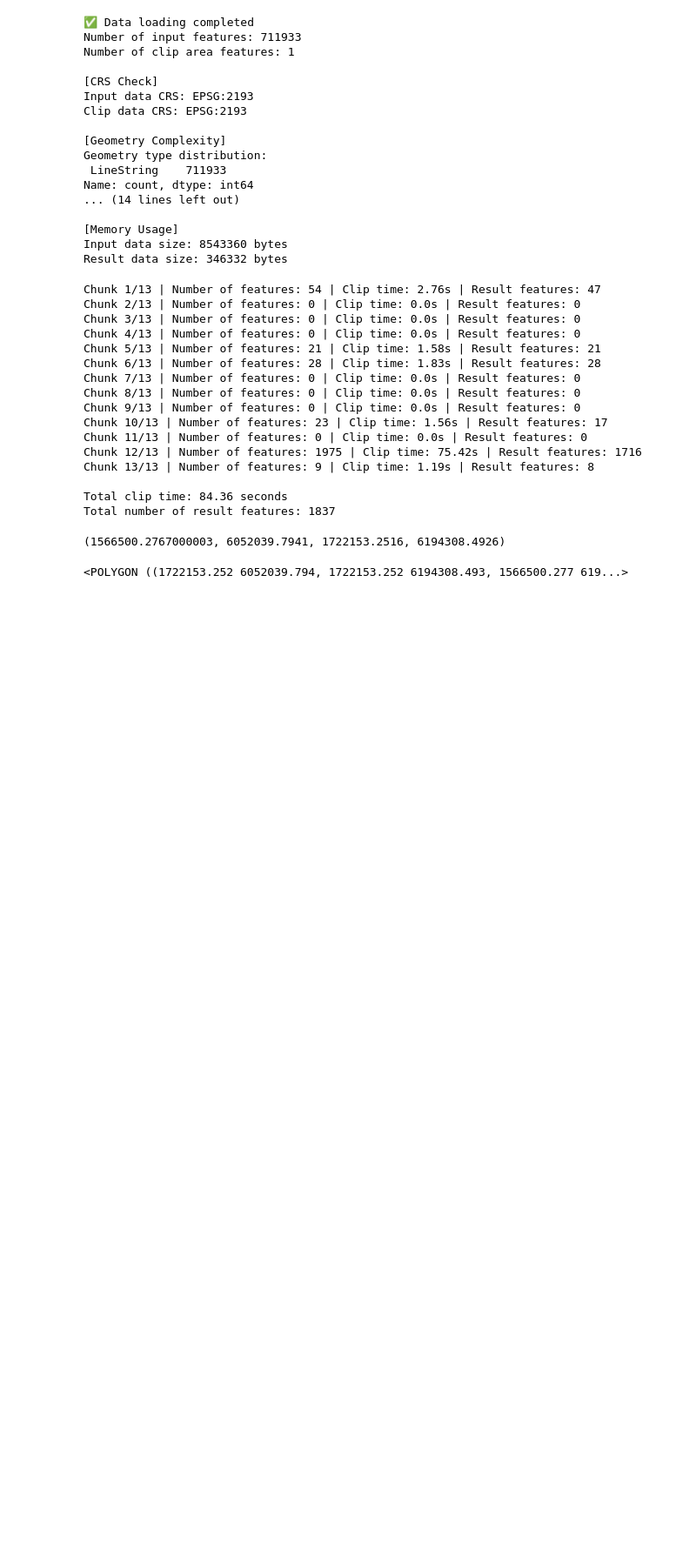
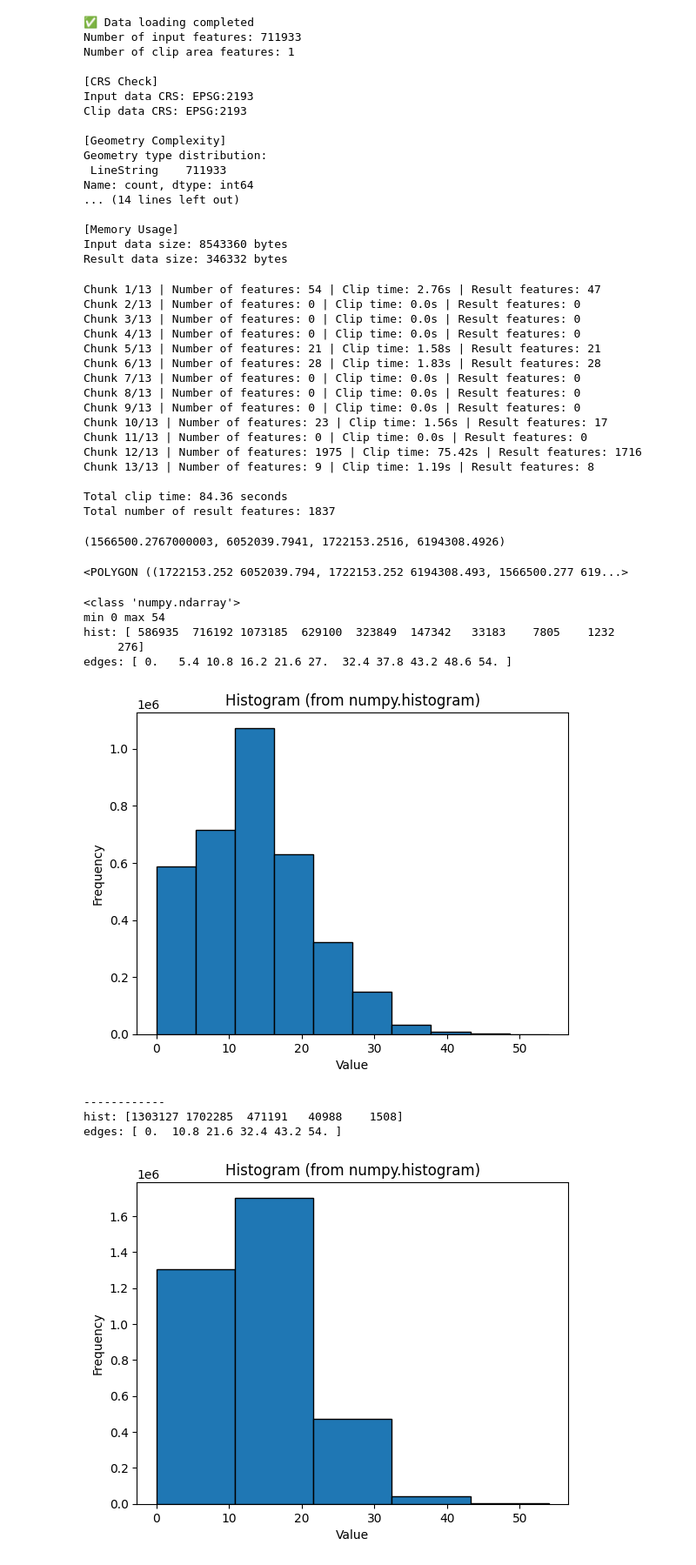
Before and after one commit to landyking/site-analyzer, a Jupyter notebook: experiments/clip_optimize.ipynb, the cells around one changed output. Shown at 87% size. Drawn from its saved outputs; the diff is of its cells as text; code cells hidden in the pictures; blank space fills up the shorter version.

Commit message:
experiment: generate histogram data

```diff
--- a/experiments/clip_optimize.ipynb
+++ b/experiments/clip_optimize.ipynb
@@ -188,3 +188,49 @@ bbox_gdf.geometry[0]
 # bbox_gdf.to_file("city_bbox.shp")
 # %% [output]
 <POLYGON ((1722153.252 6052039.794, 1722153.252 6194308.493, 1566500.277 619...>
+# %%
+import matplotlib.pyplot as plt
+import numpy as np
+def show_histogram(hist,bin_edges):
+    plt.bar(bin_edges[:-1], hist, width=np.diff(bin_edges), edgecolor='black', align='edge')
+    plt.xlabel("Value")
+    plt.ylabel("Frequency")
+    plt.title("Histogram (from numpy.histogram)")
+    plt.show()
+# %%
+import rasterio,numpy
+import sys,os
+
+root_dir = os.path.abspath(f"..")
+
+with rasterio.open(f"{root_dir}/output-data/engine/clip/clip_slope.tif") as src:
+     data= src.read(1)
+     print(type(data))
+     if src.nodata is not None:
+         data = data[data != src.nodata]
+     print("min",numpy.min(data),"max",numpy.max(data))
+     hist, edges = numpy.histogram(data,bins=10,density=True)
+     print("hist:",hist)
+     print("edges:",edges)
+     show_histogram(hist,edges)
+     print("------------")
+     hist, edges = numpy.histogram(data,bins=5,density=True)
+     print("hist:",hist)
+     print("edges:",edges)
+     show_histogram(hist,edges)
+     print("------------")
+     hist, edges = numpy.histogram(data,bins='auto',density=True)
+     print("hist:",hist)
+     print("edges:",edges)
+     show_histogram(hist,edges)
+# %% [output]
+<class 'numpy.ndarray'>
+min 0 max 54
+hist: [ 586935  716192 1073185  629100  323849  147342   33183    7805    1232
+     276]
+edges: [ 0.   5.4 10.8 16.2 21.6 27.  32.4 37.8 43.2 48.6 54. ]
+[figure, added]
+------------
+hist: [1303127 1702285  471191   40988    1508]
+edges: [ 0.  10.8 21.6 32.4 43.2 54. ]
+[figure, added]
```
Also changed, not shown: parts of 2 cells of this notebook, 1 other file.
